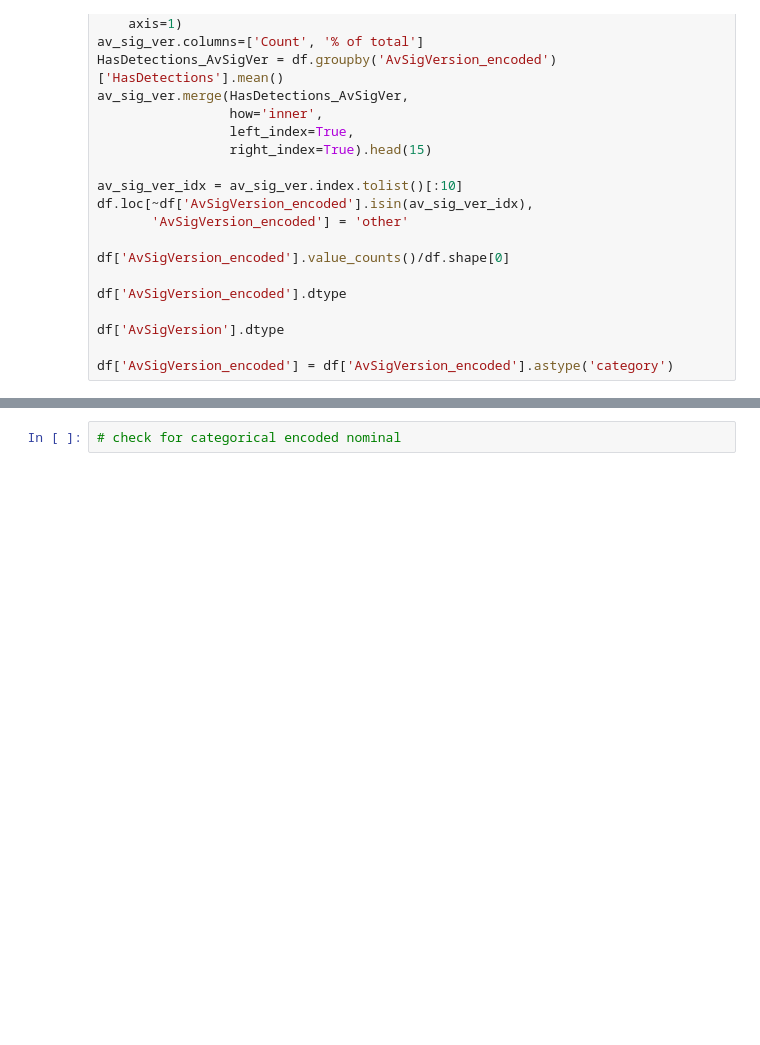
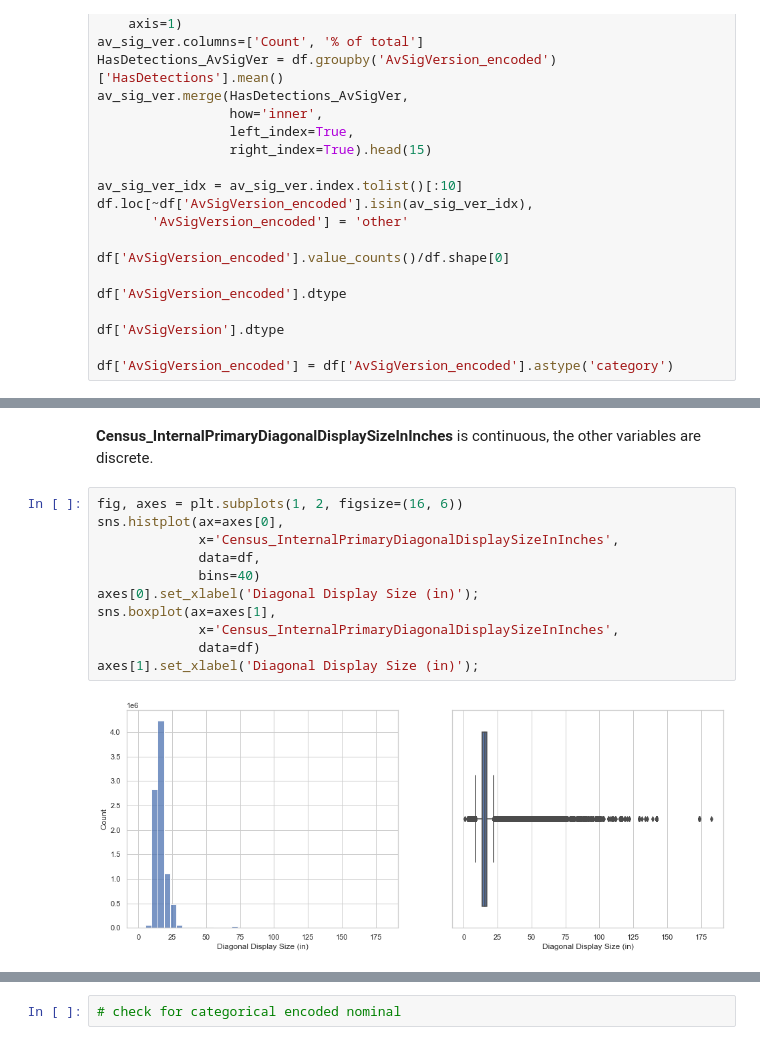
Before and after one commit to marco-riva/Capstone_2, a Jupyter notebook: notebooks/EDA.ipynb, the cells around one changed output, grey strips where cells are left out. Cells and saved outputs as stored; diff of their text form; blank space fills up the shorter version.

```diff
--- a/notebooks/EDA.ipynb
+++ b/notebooks/EDA.ipynb
@@ -92,0 +107,15 @@ len(tot_columns)
+# %% [markdown]
+**Census_InternalPrimaryDiagonalDisplaySizeInInches** is continuous, the other variables are discrete.
+# %%
+fig, axes = plt.subplots(1, 2, figsize=(16, 6))
+sns.histplot(ax=axes[0],
+             x='Census_InternalPrimaryDiagonalDisplaySizeInInches',
+             data=df,
+             bins=40)
+axes[0].set_xlabel('Diagonal Display Size (in)');
+sns.boxplot(ax=axes[1],
+             x='Census_InternalPrimaryDiagonalDisplaySizeInInches',
+             data=df)
+axes[1].set_xlabel('Diagonal Display Size (in)');
+# %% [output]
+[figure, added]
```
Also changed, not shown: parts of 32 cells of this notebook.
